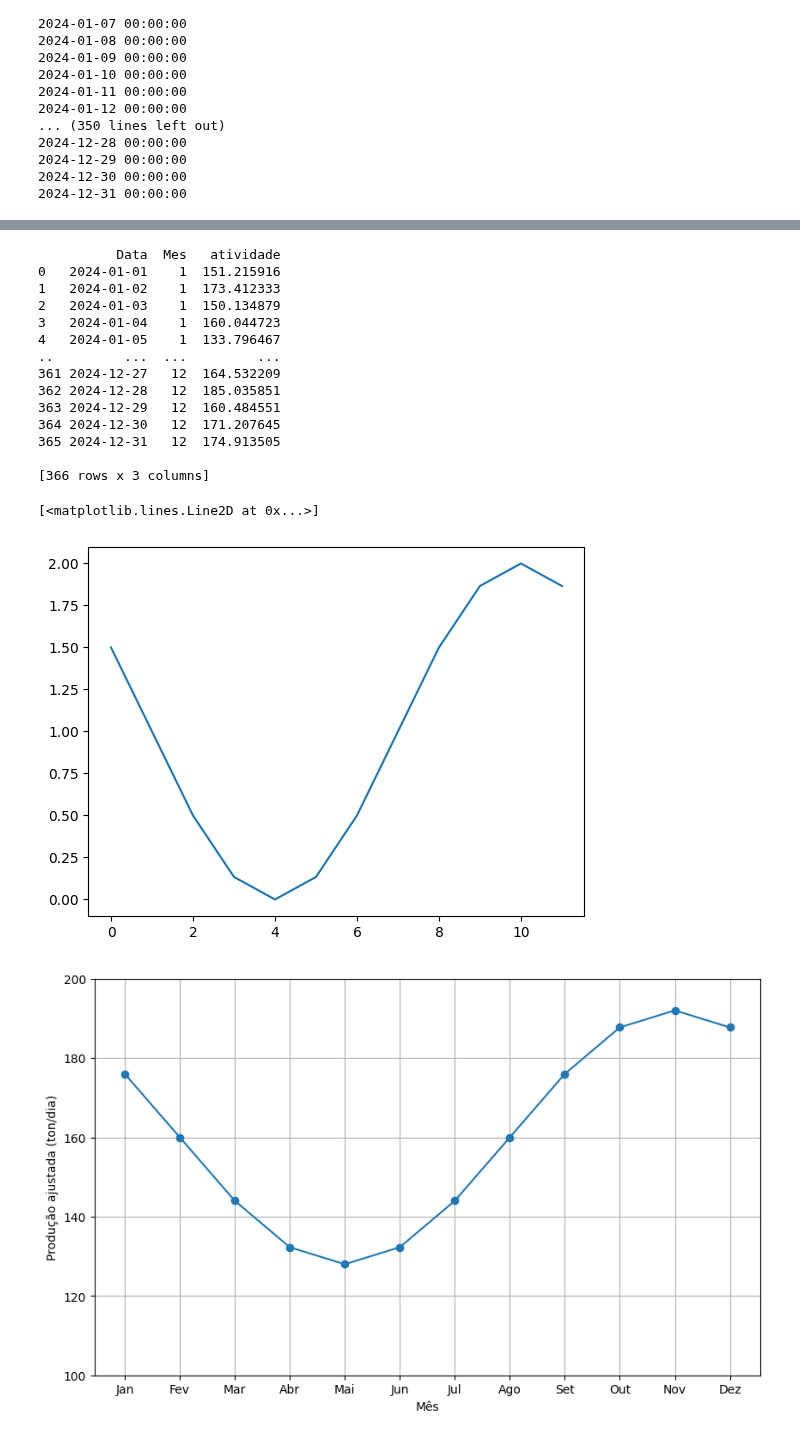
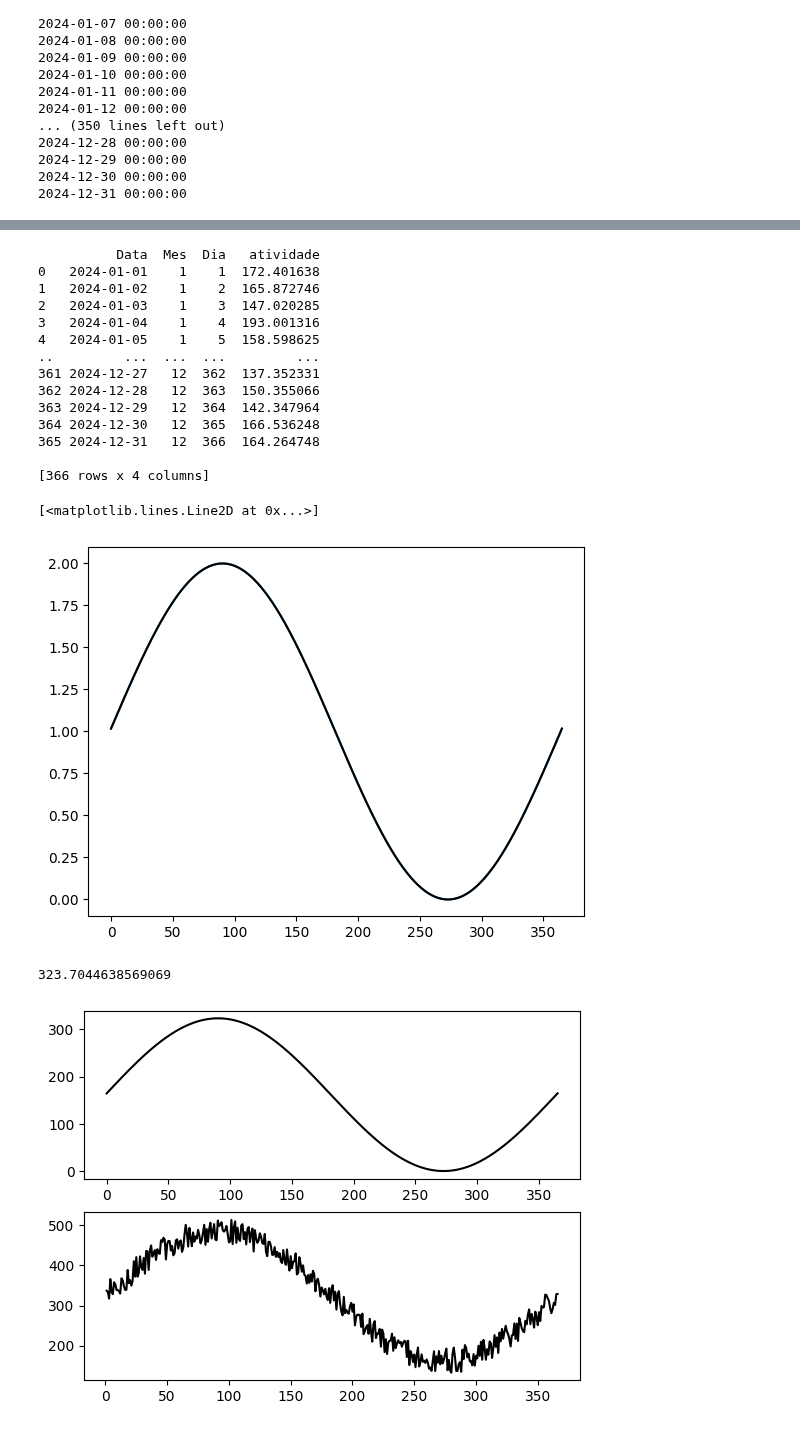
Before and after one commit to anapietroski/Controle_AnaPietroski, a Jupyter notebook: Atividade01.ipynb, the cells around one changed output, grey strips where cells are left out. Saved outputs shown, nothing was run; the diff lists cells and outputs as text; code cells hidden in the pictures.

```diff
--- a/Atividade01.ipynb
+++ b/Atividade01.ipynb
@@ -151,6 +151,7 @@ df = pd.DataFrame({'Data': datas})
 
 # Extrair os meses das datas e adicioná-los como uma nova coluna no DataFrame
 df['Mes'] = df['Data'].dt.month
+df['Dia'] = df['Data'].dt.dayofyear
 
 # Mostrar o DataFrame resultante
 print(df)
@@ -189,68 +190,45 @@ df.to_csv(r"C:\Users\anaju\OneDrive\Documentos\GitHub\Controle_AnaPietroski\tabe
 #fig, ax= plt.subplots()
 #ax.plot(datas, atv)
 # %% [output]
-          Data  Mes   atividade
-0   2024-01-01    1  151.215916
-1   2024-01-02    1  173.412333
-2   2024-01-03    1  150.134879
-3   2024-01-04    1  160.044723
-4   2024-01-05    1  133.796467
-..         ...  ...         ...
-361 2024-12-27   12  164.532209
-362 2024-12-28   12  185.035851
-363 2024-12-29   12  160.484551
-364 2024-12-30   12  171.207645
-365 2024-12-31   12  174.913505
+          Data  Mes  Dia   atividade
+0   2024-01-01    1    1  172.401638
+1   2024-01-02    1    2  165.872746
+2   2024-01-03    1    3  147.020285
+3   2024-01-04    1    4  193.001316
+4   2024-01-05    1    5  158.598625
+..         ...  ...  ...         ...
+361 2024-12-27   12  362  137.352331
+362 2024-12-28   12  363  150.355066
+363 2024-12-29   12  364  142.347964
+364 2024-12-30   12  365  166.536248
+365 2024-12-31   12  366  164.264748
 
-[366 rows x 3 columns]
+[366 rows x 4 columns]
 # %%
 meses = np.arange(1, 13)
 
 # Criando componente sazonal
-sazonalidade = np.sin((meses - 8) * (2 * np.pi / 12))+1
+sazonalidade = (np.sin(2* np.pi * df['Dia'] / 365)) + 1
 
-# Criando um DataFrame para visualização
-df = pd.DataFrame({'Mes': meses, 'Sazonalidade': sazonalidade})
+df['sazonalidade'] = sazonalidade
+plt.plot(sazonalidade)
 df.to_csv(r"C:\Users\anaju\OneDrive\Documentos\GitHub\Controle_AnaPietroski\tabelas\ativ2.csv")
-plt.plot(sazonalidade)
+plt.plot(sazonalidade, color = 'black')
 # %% [output]
 [<matplotlib.lines.Line2D at 0x...>]
-[figure, old version]
+[figure, new version]
 # %%
-caminho = "C:\\Users\\anaju\\OneDrive\\Documentos\\GitHub\\Controle_AnaPietroski\\tabelas\\ativ.csv"
-df = pd.read_csv(caminho)
+df['aleatorio'] =  (atvMax - atvMin)*np.random.rand(n) + atvMin
 
-# Calcular a média da produção por mês
-df['Data'] = pd.to_datetime(df['Data'])
-df['Mes'] = df['Data'].dt.month
-media_mensal = df.groupby('Mes')['atividade'].mean()
+aleatorioSazonal = (df['atividade'] +  df['sazonalidade']*df['atividade'].mean())
+df['aleatorioSazonal'] = aleatorioSazonal
 
-# Normalizar a média mensal entre a produção máxima e mínima
-producao_maxima = 192
-producao_minima = 128
-media_normalizada = (media_mensal - media_mensal.min()) / (media_mensal.max() - media_mensal.min()) \
-                    * (producao_maxima - producao_minima) + producao_minima
+fig,ax= plt.subplots(2)
 
-# Ajuste sazonal
-meses = media_normalizada.index
-atividades_normalizadas = media_normalizada.values
-
-# Ajuste sazonal usando uma função seno
-sazonalidade = np.sin((meses - 8) * (2 * np.pi / 12))
-
-# Ajustando a produção considerando a sazonalidade e a escala
-escala = (producao_maxima - producao_minima) / 2
-producao_ajustada = producao_minima + escala * (sazonalidade + 1)
-
-# Plotar o gráfico
-plt.figure(figsize=(10, 6))
-plt.plot(meses, producao_ajustada, marker='o', linestyle='-')
-plt.xlabel('Mês')
-plt.ylabel('Produção ajustada (ton/dia)')
-plt.xticks(range(1, 13), ['Jan', 'Fev', 'Mar', 'Abr', 'Mai', 'Jun', 'Jul', 'Ago', 'Set', 'Out', 'Nov', 'Dez'])
-plt.ylim(100, 200)  # Definindo o limite do eixo y
-plt.grid(True)
-plt.show()
+ax[1].plot(df['Dia'], df['aleatorioSazonal'], color = 'black')
+ax[0].plot(df['sazonalidade']*df['atividade'].mean(), color = 'black')
+print(df['aleatorioSazonal'].mean())
 # %% [output]
+323.7044638569069
-[figure, old version]
+[figure, new version]
 # %%
```
Also changed, not shown: parts of 3 cells of this notebook.
